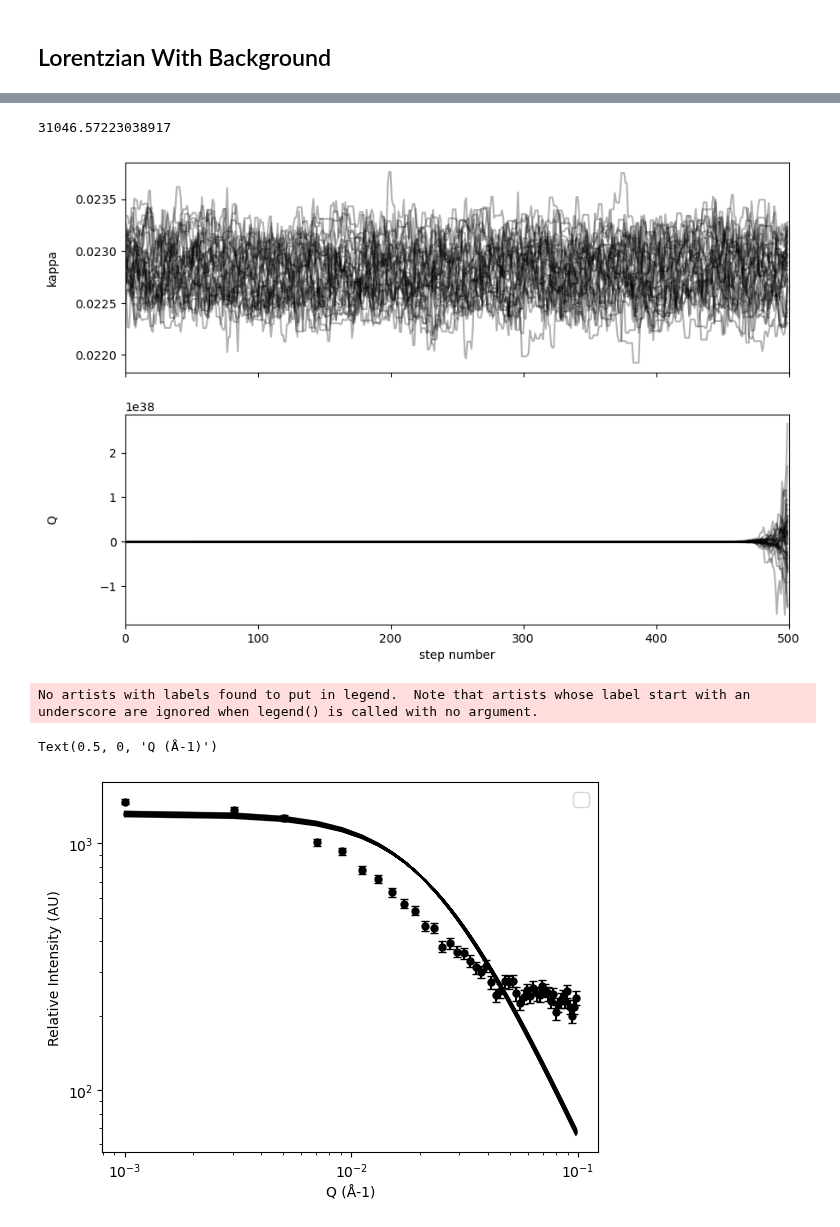
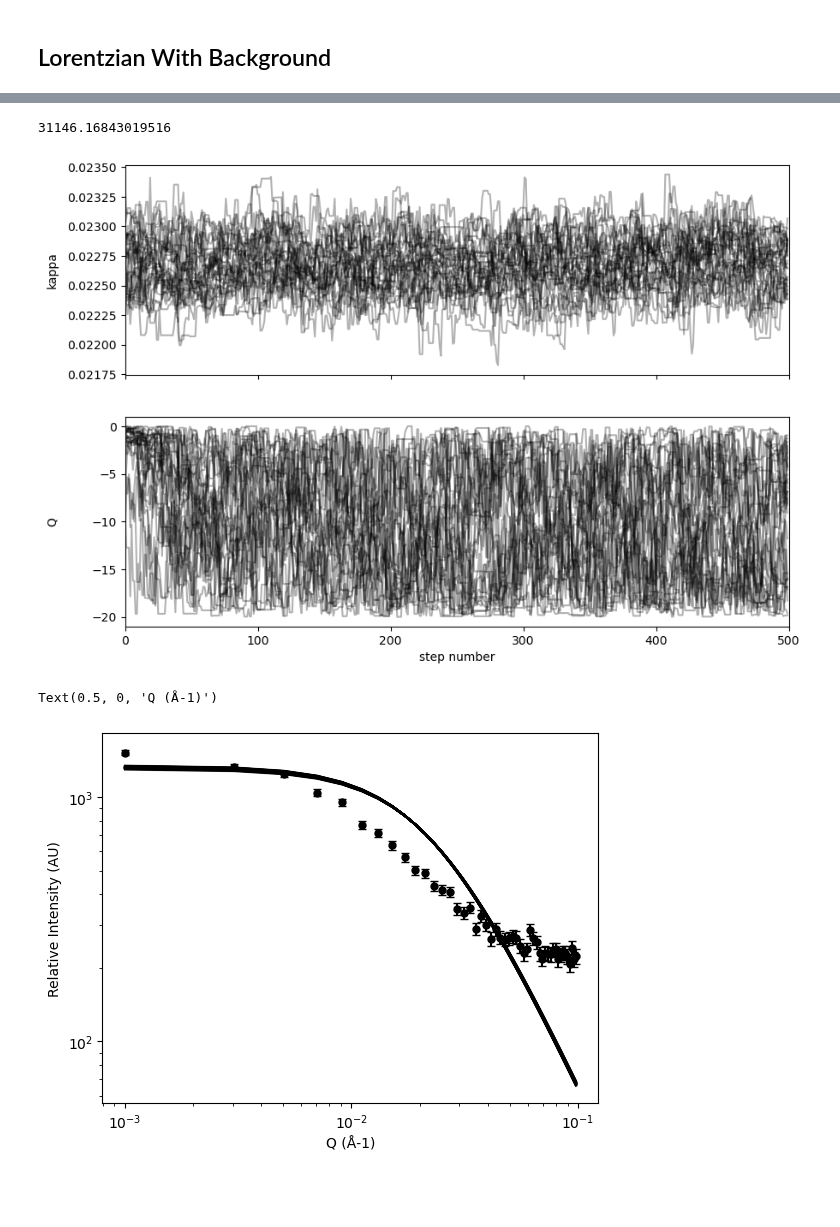
Before and after one commit to localoptimum/emtk, a Jupyter notebook: emcee-testing.ipynb, the cells around one changed output, grey strips where cells are left out. Cells and saved outputs as stored; diff of their text form; code cells hidden in the pictures; blank space fills up the shorter version.

```diff
--- a/emcee-testing.ipynb
+++ b/emcee-testing.ipynb
@@ -209,26 +205,26 @@ plt.xscale('log')
 def log_prior(theta):
     # The main role of this function is to set
     # parameter bounds of the bayesian search space
-    kappa, Q = theta
+    kappa, logQ = theta
 
     lolim = 0.001
     hilim = 0.1
 
-    if lolim < kappa < hilim:
+    if lolim < kappa < hilim and -20.0 < logQ < 0.0:
         return 0.0
 
     return -np.inf
 
 def pmf(xvals, theta):
 
-    kappa, Q = theta
+    kappa, logQ = theta
 
     result = curv.curve(np.array([kappa]), dat=xvals)
     return result
 
 
 def log_likelihood(theta):
-    kappa, Q = theta
+    kappa, logQ = theta
 
 
     lp = log_prior(theta)
@@ -240,10 +236,11 @@ def log_likelihood(theta):
     if np.isnan(ll):
         print("NaN result for theta, prior", theta, lp)
 
-    arg1 = ll + np.log(Q)
+    # log(likelihood * (1-Q) )
+    arg1 = ll - logQ
 
     # bg in this case is just a flat constant
-    lbg = np.log(1.0-Q)
+    lbg = logQ
 
     result = lp + ll#, arg1, lbg
 
@@ -252,16 +249,16 @@ def log_likelihood(theta):
     return result
 
 
-p0 = np.array([0.02, 0.5])
+p0 = np.array([0.02, -0.9])
 
 
 print(log_likelihood(p0))
 # %% [output]
-31046.57223038917
+31146.16843019516
 # %%
 ndim, nwalkers = 2, 32
 
-p0 = np.array([0.02, 0.5])
+p0 = np.array([0.02, -0.9])
 
 p0 = [p0 + 1e-5 * np.random.randn(ndim) for k in range(nwalkers)]
 
@@ -287,31 +284,30 @@ for i in range(ndim):
 
 axes[-1].set_xlabel("step number");
 # %% [output]
-[figure, old version]
+[figure, new version]
 # %%
 flat_samples = sampler.get_chain(discard=100, thin=15, flat=True)
 
 inds = np.random.randint(len(flat_samples), size=100)
 
 pt_sum = np.sum(yvals)
 
 fig, ax = plt.subplots()
 for ind in inds:
     sample = flat_samples[ind]
     yplot = pmf(xvals, sample)
     ysum = np.sum(yplot)
     scale = pt_sum / ysum
     yplot = yplot * scale
     plt.plot(xvals, yplot, color='black', alpha = 0.4 )# np.vander(x0, 2), sample[:2]), "C1", alpha=0.1)
 
 plt.errorbar(xvals, yvals, yerr=np.sqrt(yvals), fmt=".k", markersize=10, capsize=3)
 #plt.plot(x0, m_true * x0 + b_true, "k", label="truth")
-plt.legend(fontsize=14)
+#plt.legend(fontsize=14)
 plt.ylabel("Relative Intensity (AU)")
 ax.set_xscale('log')
 ax.set_yscale('log')
 ax.set_xlabel('Q (Å-1)')
 # %% [output]
-No artists with labels found to put in legend.  Note that artists whose label start with an underscore are ignored when legend() is called with no argument.
+Text(0.5, 0, 'Q (Å-1)')
-Text(0.5, 0, 'Q (Å-1)')
-[figure, old version]
+[figure, new version]
```
Also changed, not shown: parts of 6 cells of this notebook.
